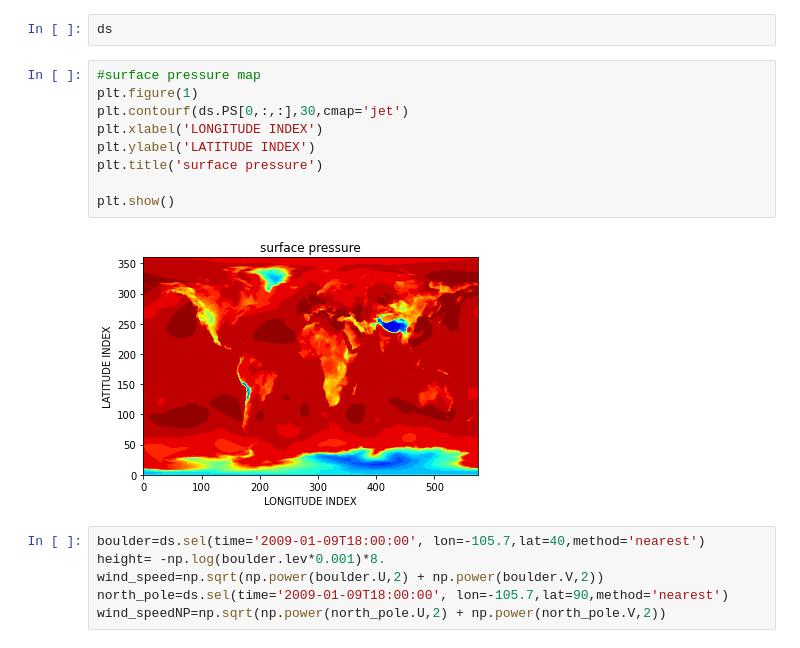
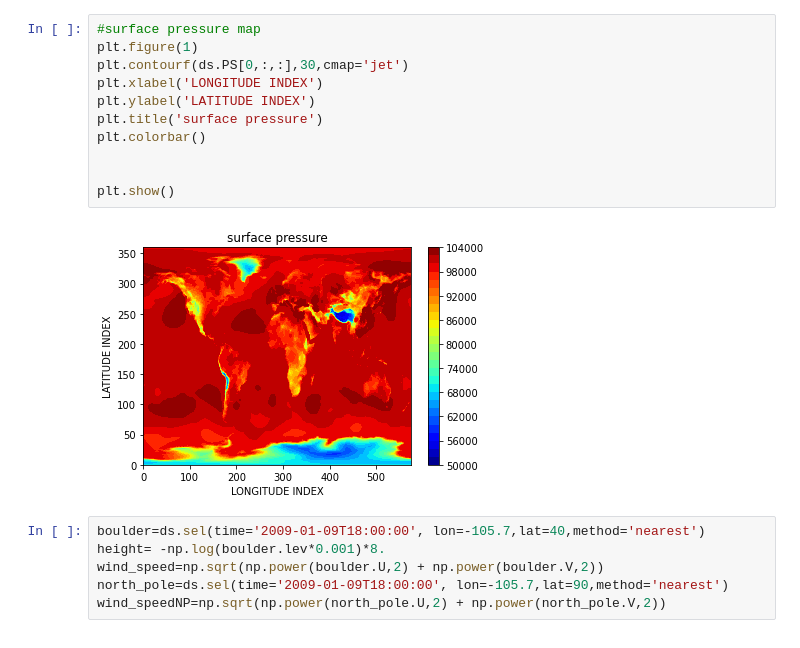
Before and after one commit to 7AlonsoRaikiri7/SummerREU, a Jupyter notebook: practice.ipynb, the cells around one changed output. Saved outputs shown, nothing was run; the diff lists cells and outputs as text.

```diff
--- a/practice.ipynb
+++ b/practice.ipynb
@@ -24,16 +44,16 @@ ds=xr.open_dataset(file)
-# %%
-ds
 # %%
 #surface pressure map
 plt.figure(1)
 plt.contourf(ds.PS[0,:,:],30,cmap='jet')
 plt.xlabel('LONGITUDE INDEX')
 plt.ylabel('LATITUDE INDEX')
 plt.title('surface pressure')
+plt.colorbar()
+
 
 plt.show()
 # %% [output]
-[figure, old version]
+[figure, new version]
 # %%
 boulder=ds.sel(time='2009-01-09T18:00:00', lon=-105.7,lat=40,method='nearest')
 height= -np.log(boulder.lev*0.001)*8.
```
Also changed, not shown: parts of 8 cells of this notebook.
